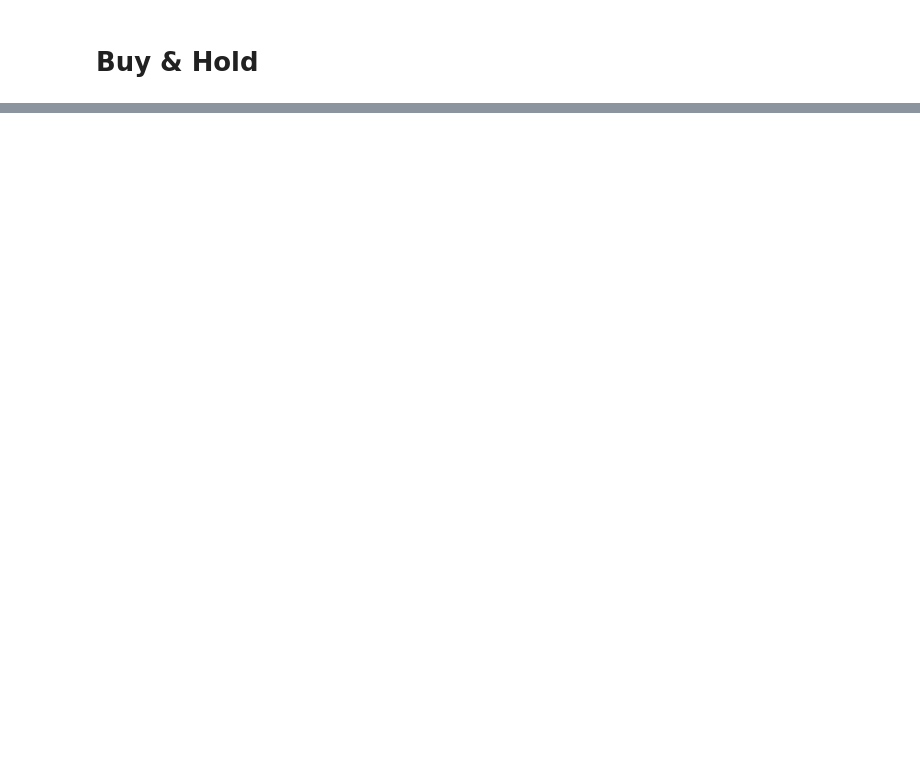
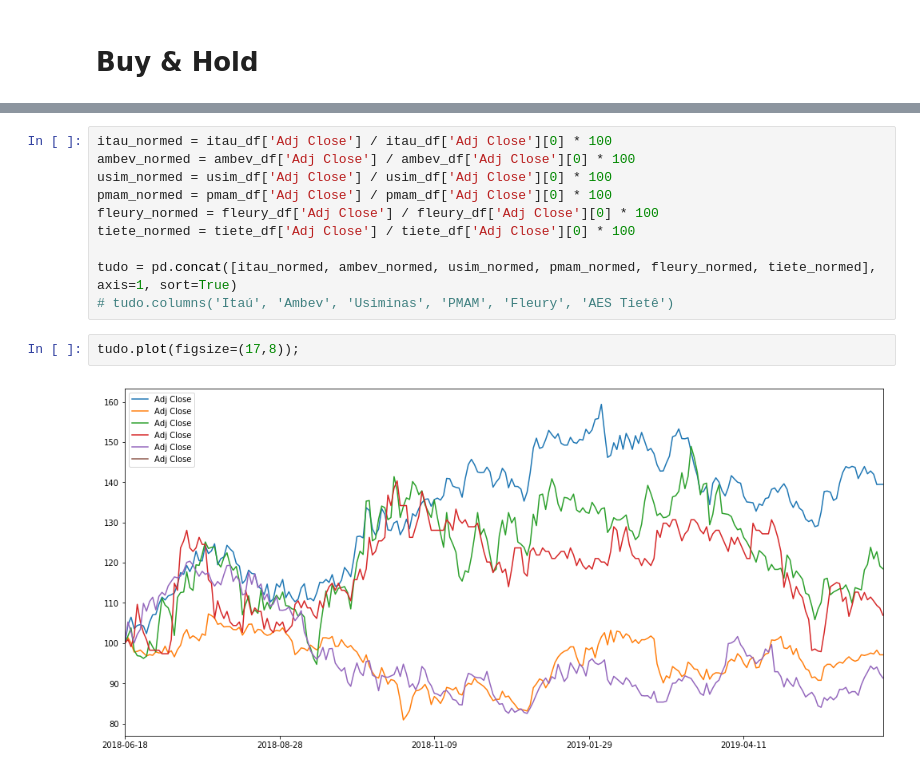
Before and after one commit to albertoivo/nossasrotas-finance, a Jupyter notebook: Buy & Hold.ipynb, the cells around one changed output, grey strips where cells are left out. Saved outputs shown, nothing was run; the diff lists cells and outputs as text; blank space fills up the shorter version.

```diff
--- a/Buy & Hold.ipynb
+++ b/Buy & Hold.ipynb
@@ -19,0 +25,14 @@ plt.legend(loc='center left', bbox_to_anchor=(1.0, 0.5));
+# %%
+itau_normed = itau_df['Adj Close'] / itau_df['Adj Close'][0] * 100
+ambev_normed = ambev_df['Adj Close'] / ambev_df['Adj Close'][0] * 100
+usim_normed = usim_df['Adj Close'] / usim_df['Adj Close'][0] * 100
+pmam_normed = pmam_df['Adj Close'] / pmam_df['Adj Close'][0] * 100
+fleury_normed = fleury_df['Adj Close'] / fleury_df['Adj Close'][0] * 100
+tiete_normed = tiete_df['Adj Close'] / tiete_df['Adj Close'][0] * 100
+
+tudo = pd.concat([itau_normed, ambev_normed, usim_normed, pmam_normed, fleury_normed, tiete_normed], axis=1, sort=True)
+# tudo.columns('Itaú', 'Ambev', 'Usiminas', 'PMAM', 'Fleury', 'AES Tietê')
+# %%
+tudo.plot(figsize=(17,8));
+# %% [output]
+[figure, added]
```
Also changed, not shown: parts of 4 cells of this notebook, 1 other file.
